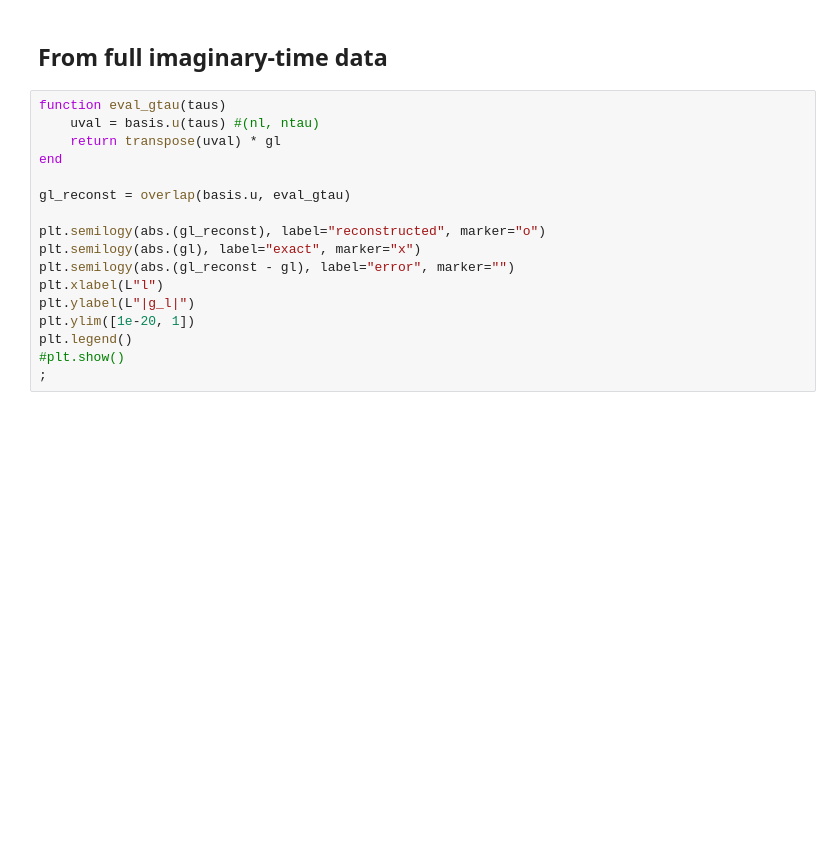
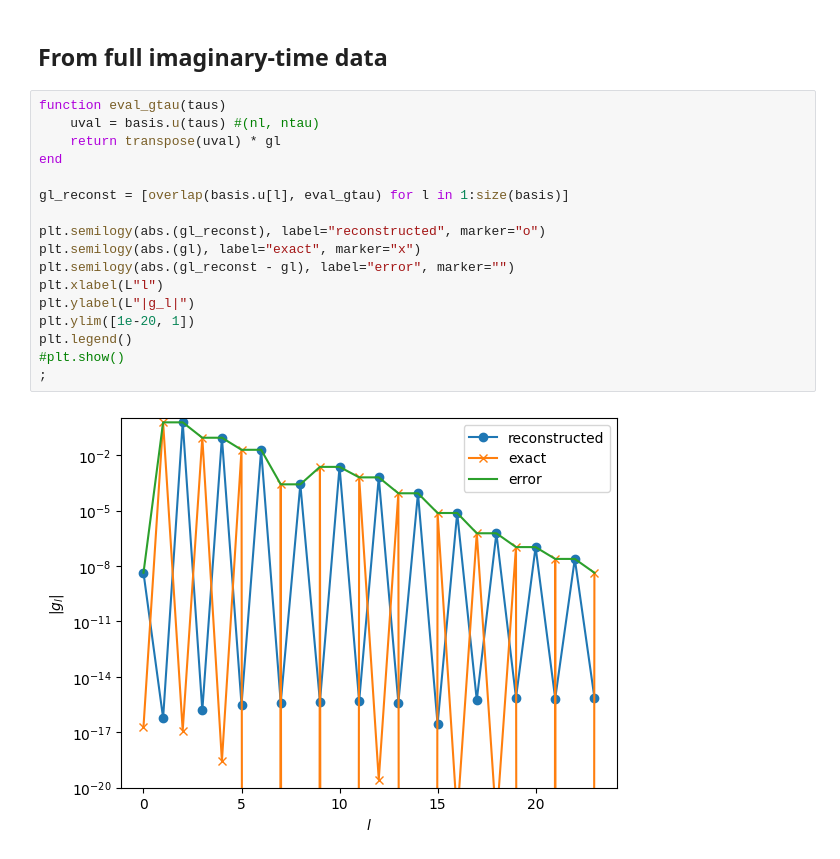
Before and after one commit to SpM-lab/sparse-ir-tutorial, a Jupyter notebook: _sources/src/transformation_jl.ipynb, the cells around one changed output. Saved outputs shown, nothing was run; the diff lists cells and outputs as text; blank space fills up the shorter version.

```diff
--- a/_sources/src/transformation_jl.ipynb
+++ b/_sources/src/transformation_jl.ipynb
@@ -103,17 +117,19 @@ plt.ylabel(L"G(\tau)")
 # %%
 function eval_gtau(taus)
     uval = basis.u(taus) #(nl, ntau)
     return transpose(uval) * gl
 end
 
-gl_reconst = overlap(basis.u, eval_gtau)
+gl_reconst = [overlap(basis.u[l], eval_gtau) for l in 1:size(basis)]
 
 plt.semilogy(abs.(gl_reconst), label="reconstructed", marker="o")
 plt.semilogy(abs.(gl), label="exact", marker="x")
 plt.semilogy(abs.(gl_reconst - gl), label="error", marker="")
 plt.xlabel(L"l")
 plt.ylabel(L"|g_l|")
 plt.ylim([1e-20, 1])
 plt.legend()
 #plt.show()
 ;
+# %% [output]
+[figure, added]
```
Also changed, not shown: parts of 7 cells of this notebook, 50 other files.
